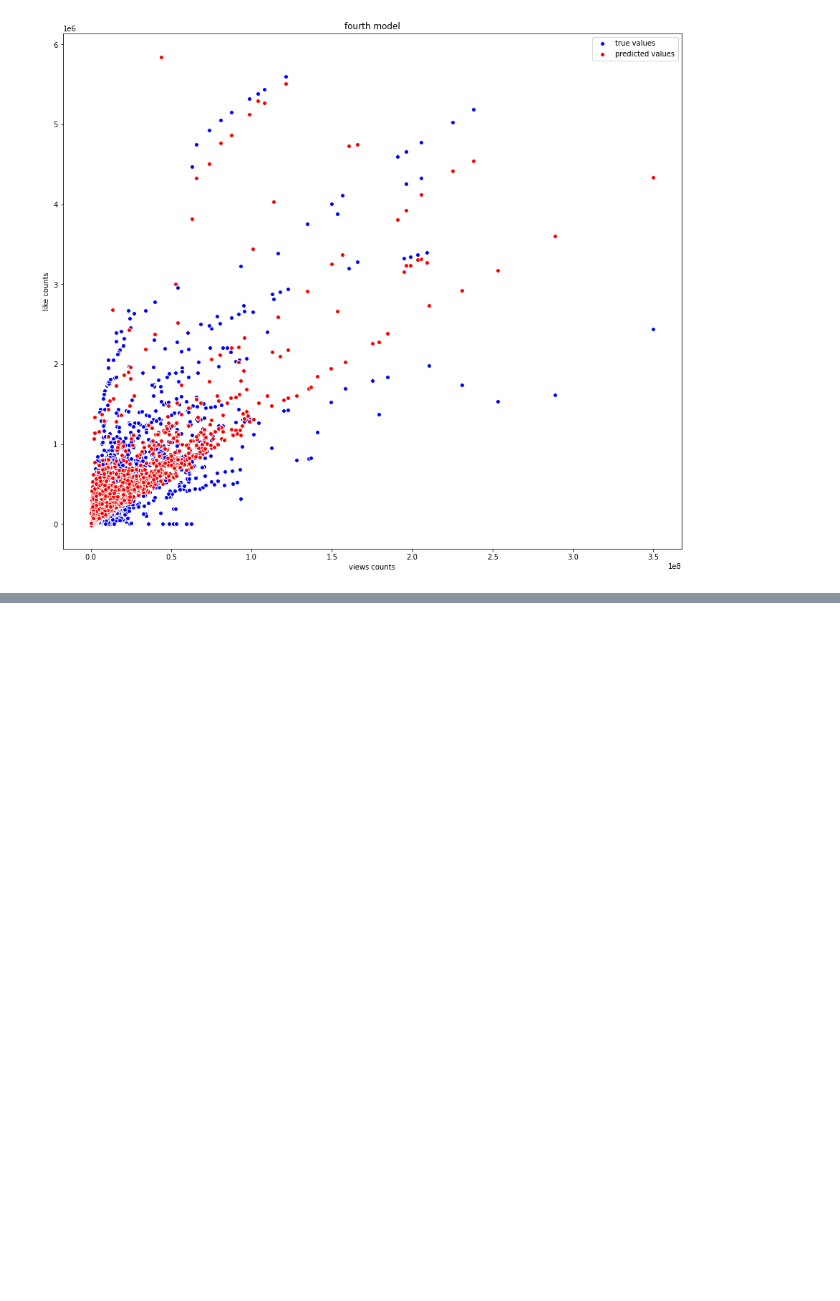
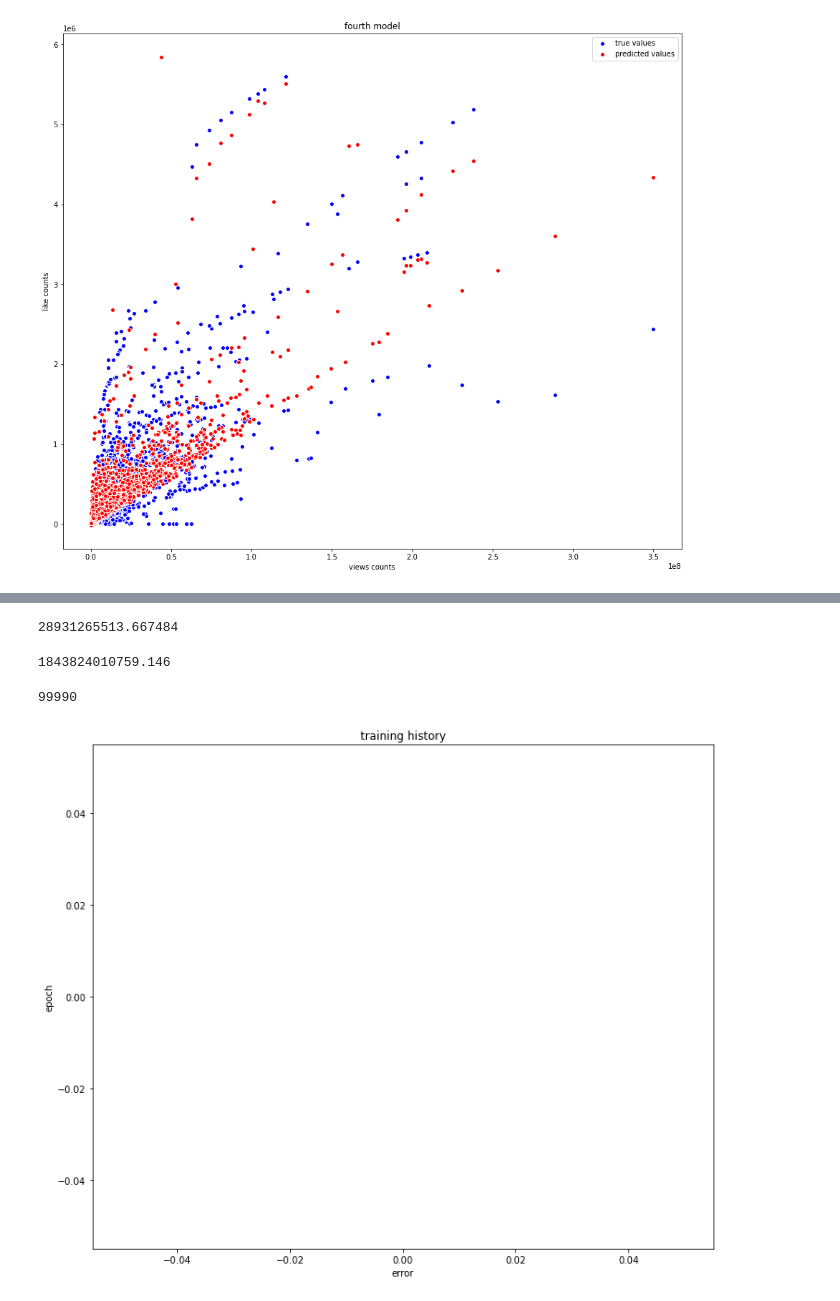
Before and after one commit to ashen007/youtube_trending, a Jupyter notebook: trending.ipynb, the cells around one changed output, grey strips where cells are left out. Saved outputs shown, nothing was run; the diff lists cells and outputs as text; code cells hidden in the pictures; blank space fills up the shorter version.

```diff
--- a/trending.ipynb
+++ b/trending.ipynb
@@ -760,0 +857,40 @@ plt.show()
+# %%
+max_epochs = 100000
+# %%
+y_pred = slm(theta,x)
+initial_cost = j_theta(y_pred,y_true)
+initial_cost
+# %% [output]
+28931265513.667484
+# %%
+theta += update(y_pred,y_true,x,learing_rate)
+y_pred = slm(theta,x)
+cost = j_theta(y_pred,y_true)
+cost
+# %% [output]
+1843824010759.146
+# %%
+error_hist = []
+epoch_hist = []
+
+for epoch in range(max_epochs):
+    theta += update(y_pred,y_true,x,learing_rate)
+    y_pred = slm(theta,x)
+
+    if epoch%10==0:
+        _err=j_theta(y_pred,y_true)
+        error_hist.append(_err)
+        epoch_hist.append(epoch)
+        print(epoch,end='\r')
+# %% [output]
+99990
+# %%
+plt.figure(figsize=[12,10])
+plt.plot(error_hist,
+         epoch_hist)
+plt.xlabel('error')
+plt.ylabel('epoch')
+plt.title('training history')
+plt.show()
+# %% [output]
+[figure, added]
```
Also changed, not shown: parts of 14 cells of this notebook.
